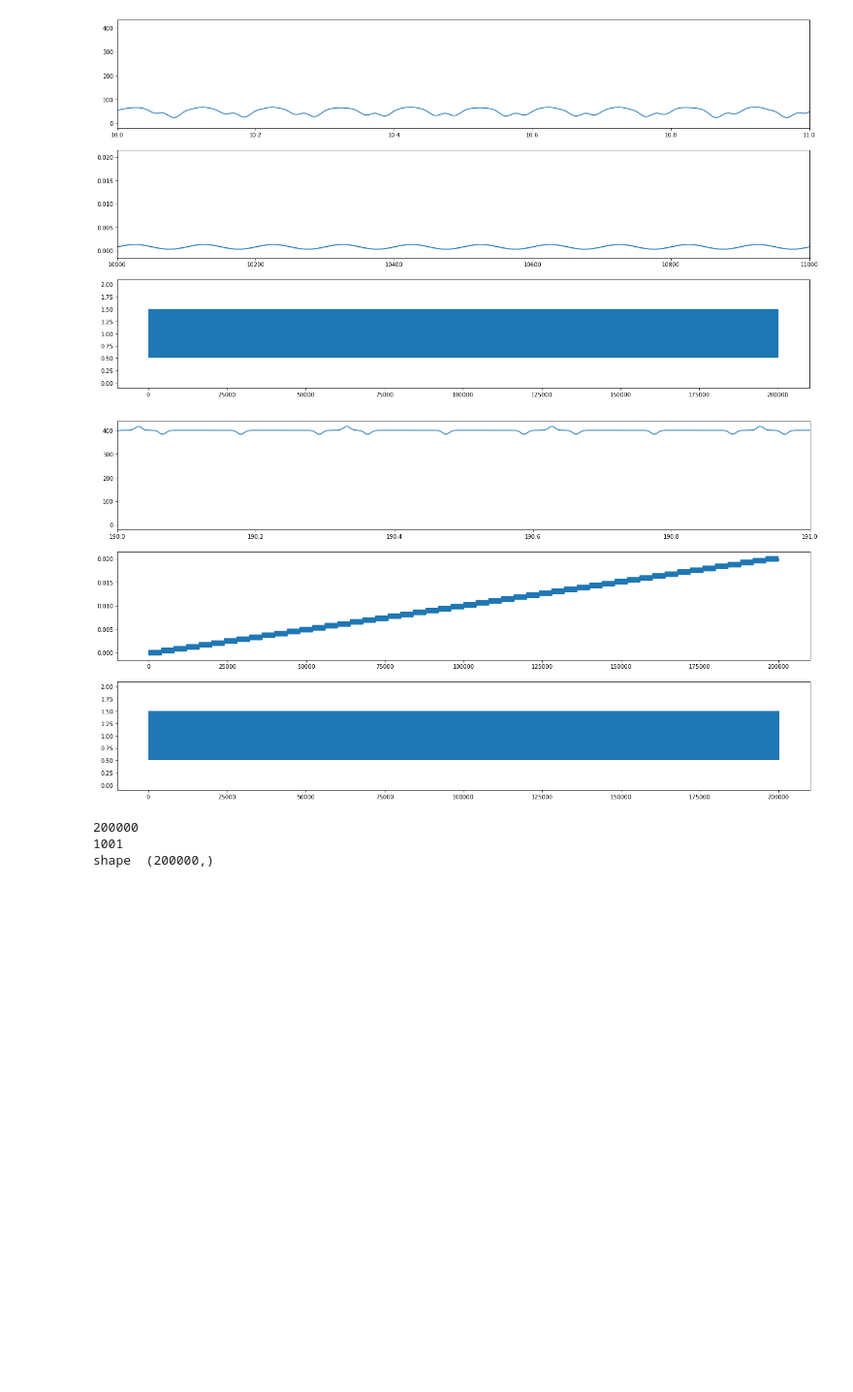
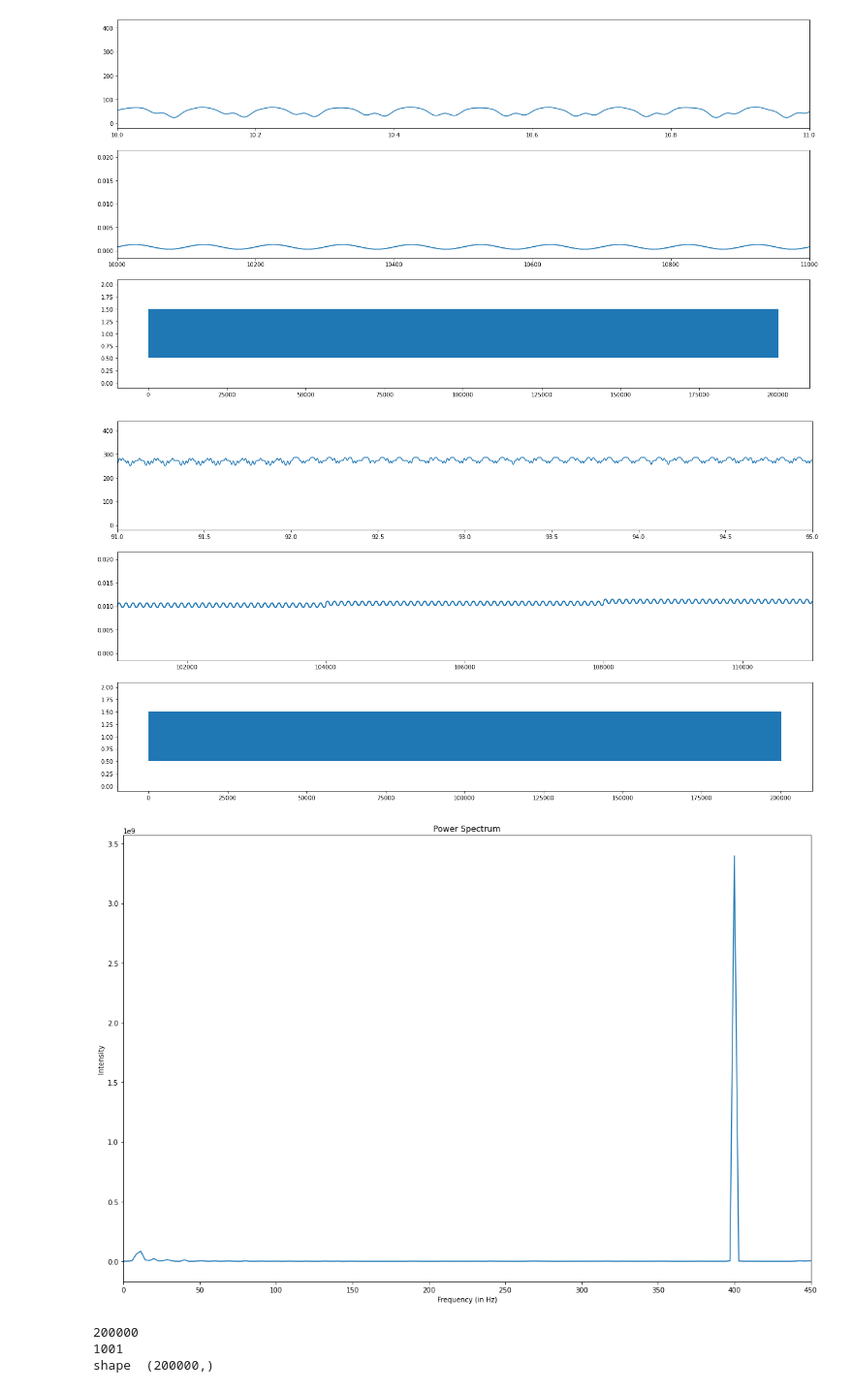
Before and after one commit to tiny-infinity/GridCellsCopy, a Jupyter notebook: analysis/notebooks/theta_analysis/single_interneuron.ipynb, the cells around one changed output. Shown at 97% size. Cells and saved outputs as stored; diff of their text form; code cells hidden in the pictures; blank space fills up the shorter version.

```diff
--- a/analysis/notebooks/theta_analysis/single_interneuron.ipynb
+++ b/analysis/notebooks/theta_analysis/single_interneuron.ipynb
@@ -175,14 +175,17 @@ current density in ua/cm2 :  9.994930426171028e-06
 # %%
 fig,ax=plt.subplots(3,1,figsize=(22,12))
 ax[0].plot(time_arr,firing_rate)
 ax[1].plot(rec_t, rec_i)
 ax[2].eventplot(spike_times)
-ax[0].set_xlim(190,191)
+ax[0].set_xlim(91,95)
+ax[1].set_xlim(101000,111000)
 #ax[0].set_ylim(40,60)
 #ax[1].set_xlim(55000,56000)
 plt.show()
+g_utils.plot_power_spectrum(firing_rate[101000:115000],xmax=450)
 # %% [output]
-[figure, old version]
+[figure, new version]
+[figure, added]
 # %%
 np_spike_times=np.array(spike_times.to_python())
 
```
Also changed, not shown: 11 other files.
